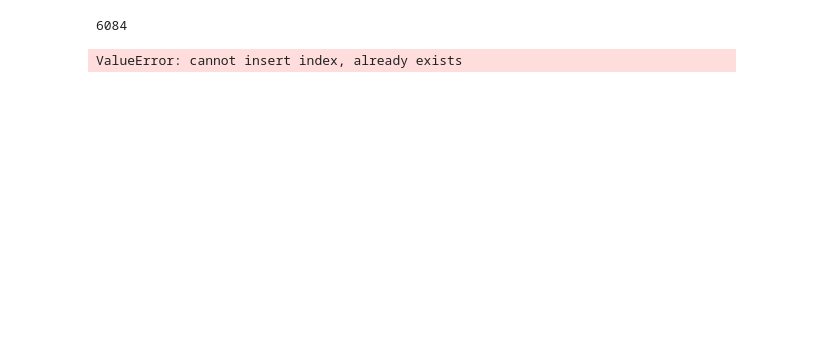
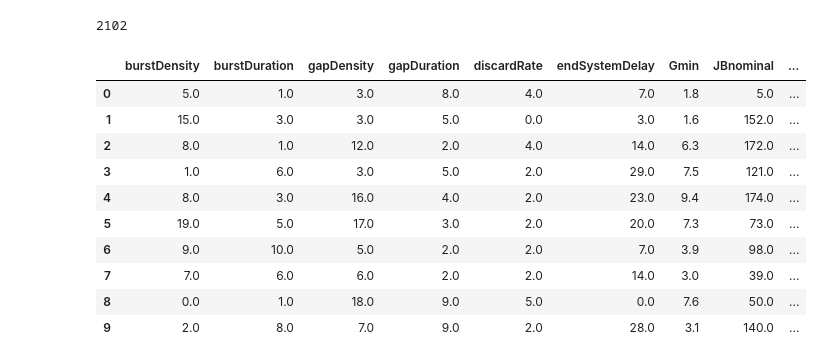
Before and after one commit to bowiesama/AudioMosPredict, a Jupyter notebook: notebooks/DataVisualization.ipynb, the cells around one changed output. Cells and saved outputs as stored; diff of their text form; code cells hidden in the pictures; blank space fills up the shorter version.

```diff
--- a/notebooks/DataVisualization.ipynb
+++ b/notebooks/DataVisualization.ipynb
@@ -2,17 +2,30 @@
 import csv
 import pandas as pd
 import numpy as np
+import plotly
 import plotly.plotly as py
 import plotly.graph_objs as go
 plotly.tools.set_credentials_file(username='bowie', api_key='Vn9kyCsFijJvA7noNwl7')
-audio_train_df = pd.read_csv("/tmp/allInOne.csv")
+audio_train_df = pd.read_csv("/tmp/6.csv")
 # %%
-print(audio_train_df.shape[0])
+SimpleNum = audio_train_df.shape[0]
+print(SimpleNum)
 list = []
-for i in range (0,6084):
+for i in range (0,SimpleNum):
     list.append(i)
-audio_train_df.insert(0,'index',list)
+#audio_train_df.insert(0,'index',list)
+audio_train_df.head(10)
 # %% [output]
-6084
+2102
-ValueError: cannot insert index, already exists
+|  | burstDensity | burstDuration | gapDensity | gapDuration | discardRate | endSystemDelay | Gmin | JBnominal | ... |
+| 0 | 5.0 | 1.0 | 3.0 | 8.0 | 4.0 | 7.0 | 1.8 | 5.0 | ... |
+| 1 | 15.0 | 3.0 | 3.0 | 5.0 | 0.0 | 3.0 | 1.6 | 152.0 | ... |
+| 2 | 8.0 | 1.0 | 12.0 | 2.0 | 4.0 | 14.0 | 6.3 | 172.0 | ... |
+| 3 | 1.0 | 6.0 | 3.0 | 5.0 | 2.0 | 29.0 | 7.5 | 121.0 | ... |
+| 4 | 8.0 | 3.0 | 16.0 | 4.0 | 2.0 | 23.0 | 9.4 | 174.0 | ... |
+| 5 | 19.0 | 5.0 | 17.0 | 3.0 | 2.0 | 20.0 | 7.3 | 73.0 | ... |
+| 6 | 9.0 | 10.0 | 5.0 | 2.0 | 2.0 | 7.0 | 3.9 | 98.0 | ... |
+| 7 | 7.0 | 6.0 | 6.0 | 2.0 | 2.0 | 14.0 | 3.0 | 39.0 | ... |
+| 8 | 0.0 | 1.0 | 18.0 | 9.0 | 5.0 | 0.0 | 7.6 | 50.0 | ... |
+| 9 | 2.0 | 8.0 | 7.0 | 9.0 | 2.0 | 28.0 | 3.1 | 140.0 | ... |
 # %%
```
Also changed, not shown: parts of 6 cells of this notebook, 5 other files.
